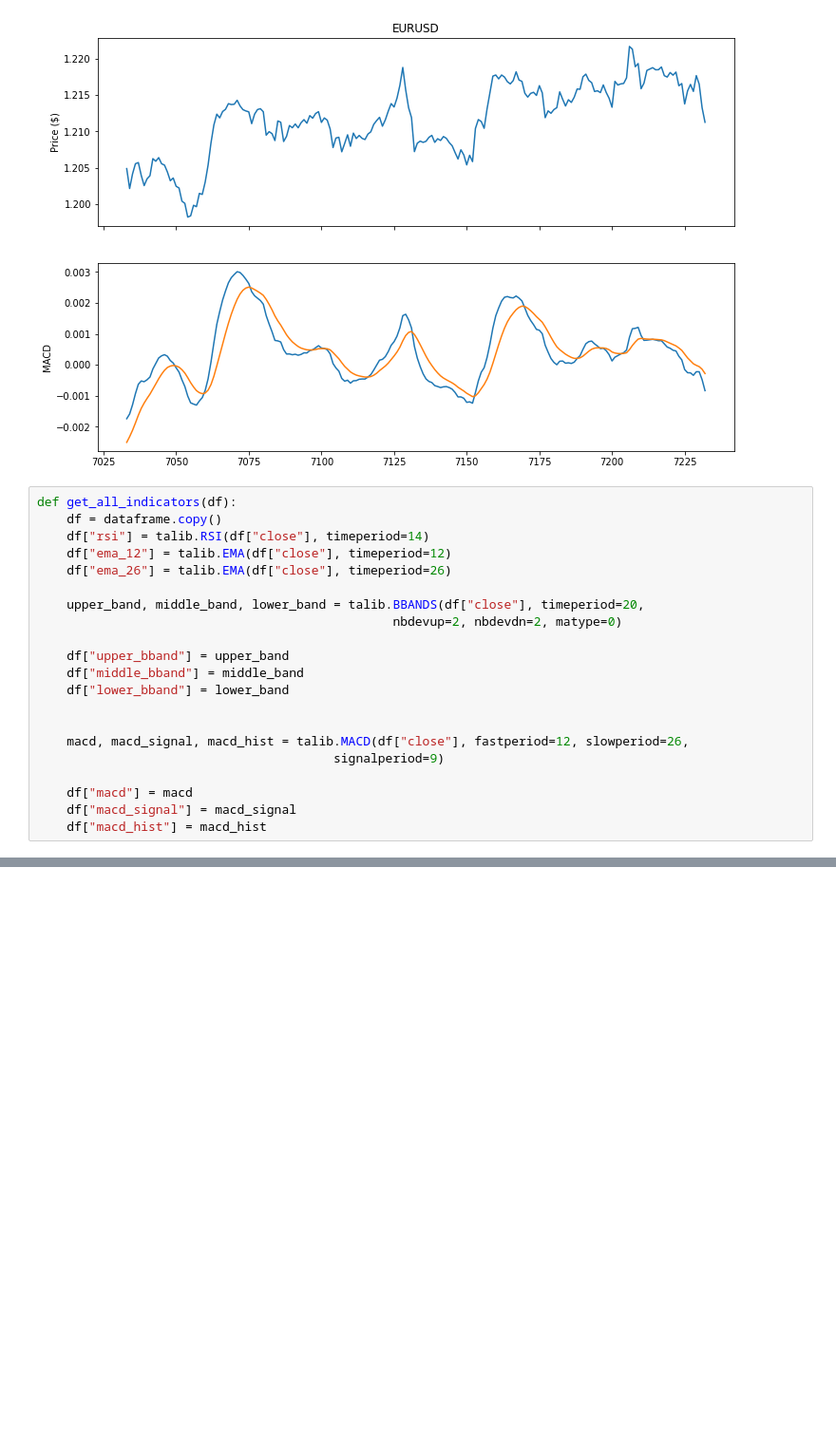
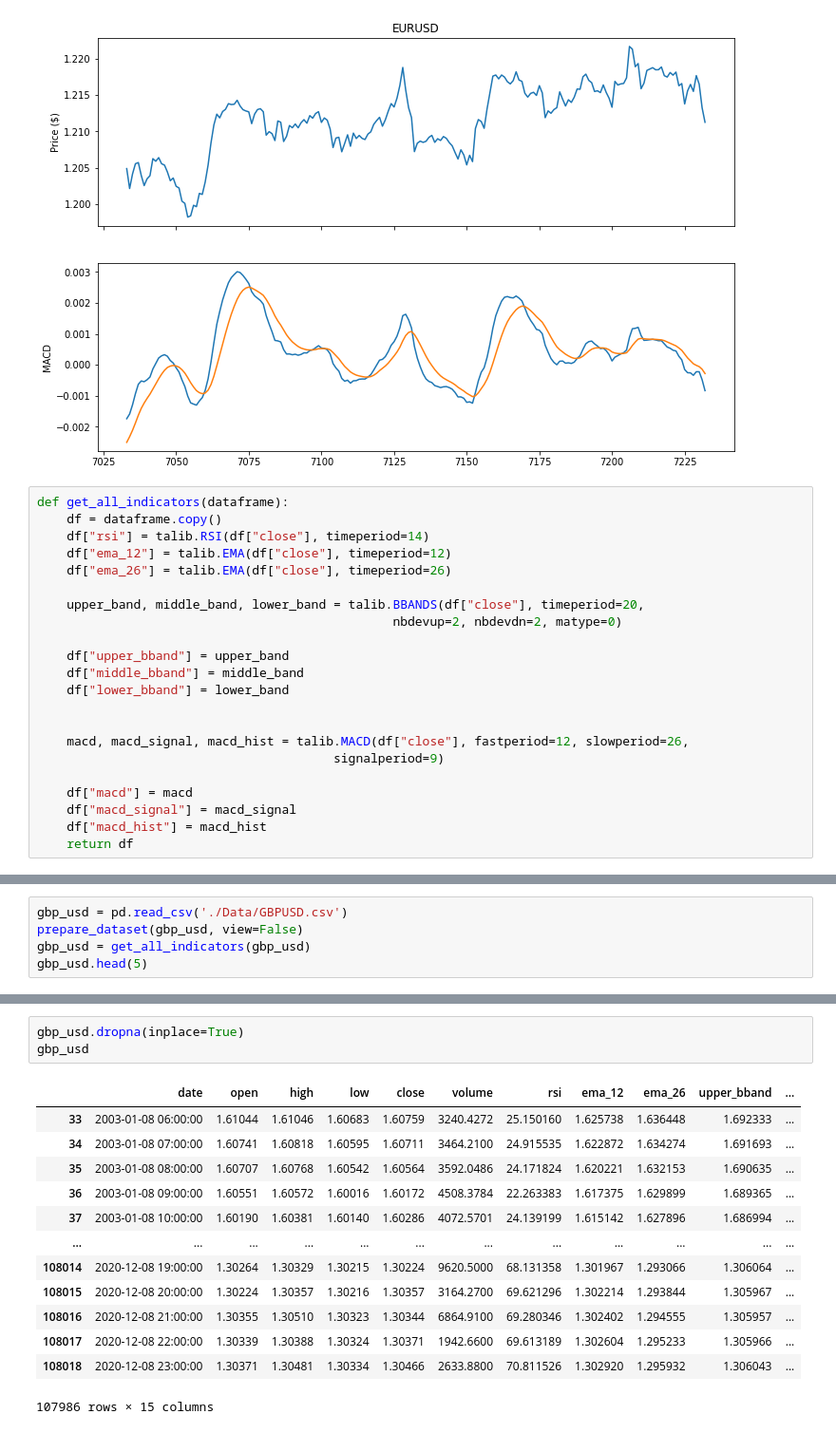
Before and after one commit to SaidJacoboDev/smart-markets, a Jupyter notebook: Chapter 1 - The data/forex.ipynb, the cells around one changed output, grey strips where cells are left out. Shown at 95% size. Drawn from its saved outputs; the diff is of its cells as text; blank space fills up the shorter version.

```diff
--- a/Chapter 1 - The data/forex.ipynb
+++ b/Chapter 1 - The data/forex.ipynb
@@ -309,7 +308,7 @@ plt.show()
 # %% [output]
 [figure]
 # %%
-def get_all_indicators(df):
+def get_all_indicators(dataframe):
     df = dataframe.copy()
     df["rsi"] = talib.RSI(df["close"], timeperiod=14)
     df["ema_12"] = talib.EMA(df["close"], timeperiod=12)
@@ -329,3 +328,4 @@ def get_all_indicators(df):
     df["macd"] = macd
     df["macd_signal"] = macd_signal
     df["macd_hist"] = macd_hist
+    return df
@@ -331,0 +354,5 @@ def get_all_indicators(df):
+# %%
+gbp_usd = pd.read_csv('./Data/GBPUSD.csv')
+prepare_dataset(gbp_usd, view=False)
+gbp_usd = get_all_indicators(gbp_usd)
+gbp_usd.head(5)
@@ -331,0 +366,17 @@ def get_all_indicators(df):
+# %%
+gbp_usd.dropna(inplace=True)
+gbp_usd
+# %% [output]
+|  | date | open | high | low | close | volume | rsi | ema_12 | ema_26 | upper_bband | ... |
+| 33 | 2003-01-08 06:00:00 | 1.61044 | 1.61046 | 1.60683 | 1.60759 | 3240.4272 | 25.150160 | 1.625738 | 1.636448 | 1.692333 | ... |
+| 34 | 2003-01-08 07:00:00 | 1.60741 | 1.60818 | 1.60595 | 1.60711 | 3464.2100 | 24.915535 | 1.622872 | 1.634274 | 1.691693 | ... |
+| 35 | 2003-01-08 08:00:00 | 1.60707 | 1.60768 | 1.60542 | 1.60564 | 3592.0486 | 24.171824 | 1.620221 | 1.632153 | 1.690635 | ... |
+| 36 | 2003-01-08 09:00:00 | 1.60551 | 1.60572 | 1.60016 | 1.60172 | 4508.3784 | 22.263383 | 1.617375 | 1.629899 | 1.689365 | ... |
+| 37 | 2003-01-08 10:00:00 | 1.60190 | 1.60381 | 1.60140 | 1.60286 | 4072.5701 | 24.139199 | 1.615142 | 1.627896 | 1.686994 | ... |
+| ... | ... | ... | ... | ... | ... | ... | ... | ... | ... | ... | ... |
+| 108014 | 2020-12-08 19:00:00 | 1.30264 | 1.30329 | 1.30215 | 1.30224 | 9620.5000 | 68.131358 | 1.301967 | 1.293066 | 1.306064 | ... |
+| 108015 | 2020-12-08 20:00:00 | 1.30224 | 1.30357 | 1.30216 | 1.30357 | 3164.2700 | 69.621296 | 1.302214 | 1.293844 | 1.305967 | ... |
+| 108016 | 2020-12-08 21:00:00 | 1.30355 | 1.30510 | 1.30323 | 1.30344 | 6864.9100 | 69.280346 | 1.302402 | 1.294555 | 1.305957 | ... |
+| 108017 | 2020-12-08 22:00:00 | 1.30339 | 1.30388 | 1.30324 | 1.30371 | 1942.6600 | 69.613189 | 1.302604 | 1.295233 | 1.305966 | ... |
+| 108018 | 2020-12-08 23:00:00 | 1.30371 | 1.30481 | 1.30334 | 1.30466 | 2633.8800 | 70.811526 | 1.302920 | 1.295932 | 1.306043 | ... |
+107986 rows × 15 columns
```
Also changed, not shown: parts of 10 cells of this notebook.
